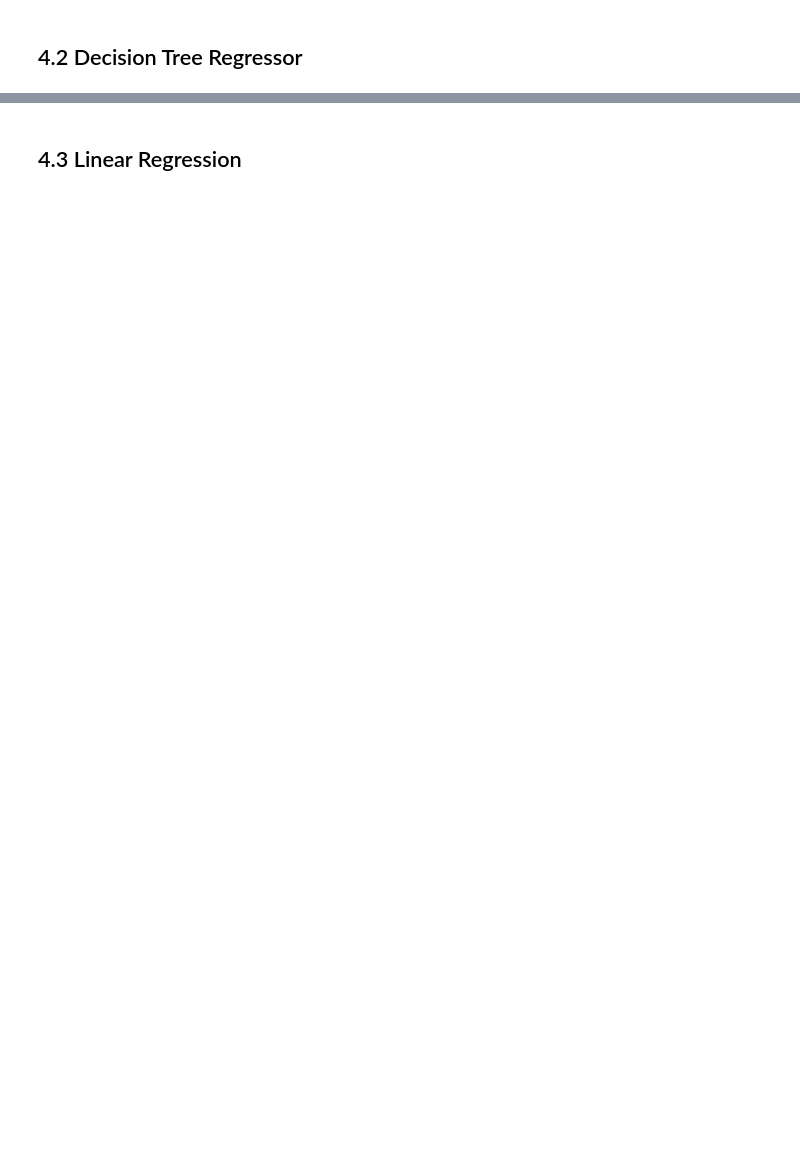
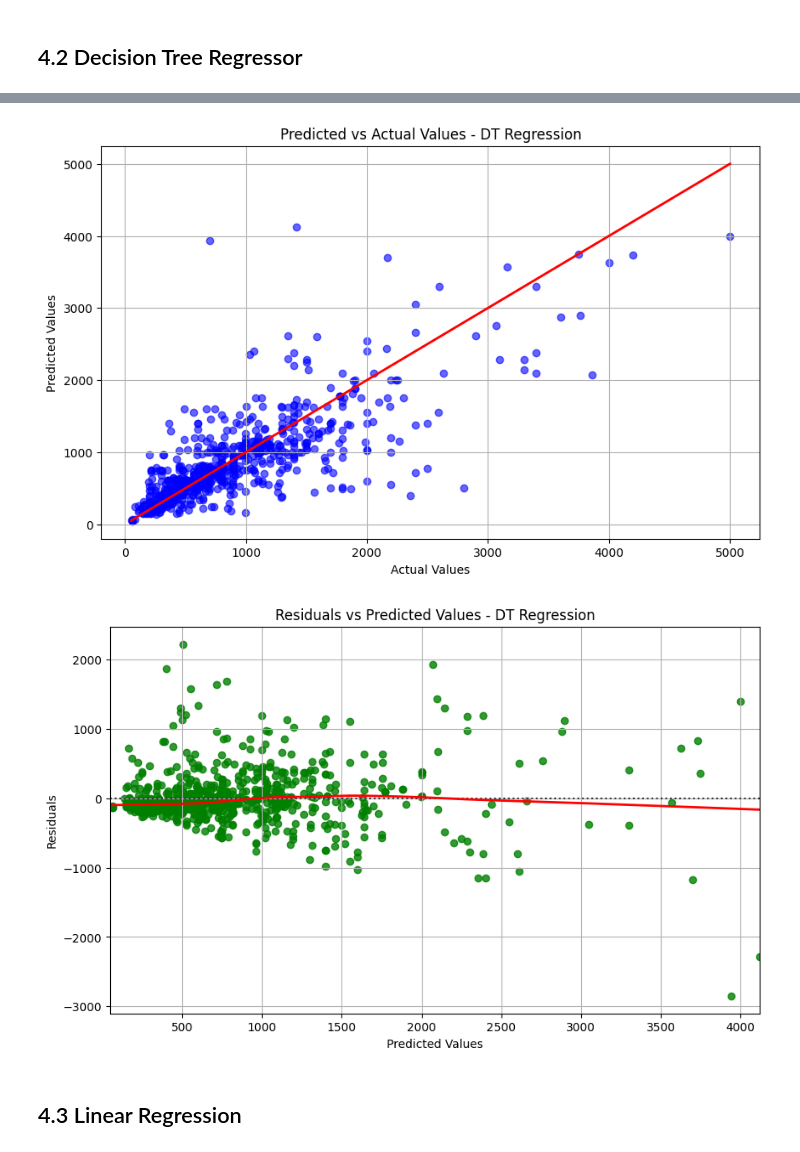
Before and after one commit to VaibhavSaran/CSE-587-PROJECT-LAPTRACK, a Jupyter notebook: Phase2/Project Laptrack - Phase 2 Model Building.ipynb, the cells around one changed output, grey strips where cells are left out. Drawn from its saved outputs; the diff is of its cells as text; code cells hidden in the pictures; blank space fills up the shorter version.

Commit message:
Updated the phase 2 model building and added evaluations for top 3

```diff
--- a/Phase2/Project Laptrack - Phase 2 Model Building.ipynb
+++ b/Phase2/Project Laptrack - Phase 2 Model Building.ipynb
@@ -368,13 +170,6 @@ y_pred_decision_tree = decision_tree_regressor.predict(X_test_scaled)
 # %%
 # Decision Tree Regressor
 from sklearn.tree import DecisionTreeRegressor
-from sklearn.pipeline import Pipeline
-from sklearn.compose import ColumnTransformer
-from sklearn.impute import SimpleImputer
-from sklearn.preprocessing import StandardScaler, OneHotEncoder
-from sklearn.model_selection import train_test_split
-from sklearn.metrics import mean_squared_error
-import numpy as np
 
 # Define categorical and numerical columns
 DTcategorical_cols = ['Brand', 'Processor_Brand', 'Storage_Type', 'Processor_Model']
@@ -395,7 +190,7 @@ preprocessor = ColumnTransformer(
     transformers=[
         ('num', Pipeline(steps=[
             ('imputer', SimpleImputer(strategy='mean')),
-            ('scaler', StandardScaler())
+            ('scaler', RobustScaler())
         ]), DTnumerical_cols[:-1]),
         ('cat', OneHotEncoder(handle_unknown='ignore'), DTcategorical_cols)
     ]
@@ -419,7 +214,14 @@ DT_y_pred = DT_pipeline.predict(X_test)
 DT_mse = mean_squared_error(y_test, DT_y_pred)
 DT_rmse = np.sqrt(DT_mse)
 
-# Output predictions and RMSE
-print("Predicted values:", DT_y_pred)
-print("Actual values:", y_test.values)
-print("Root Mean Squared Error:", DT_rmse)
+r2 = r2_score(y_test, KNN_y_pred)  # Calculate the adjusted R² score
+n = len(y_test) # number of observations
+p = X_test.shape[1] # number of predictors
+adjusted_r2 = 1 - (1 - r2) * ((n - 1) / (n - p - 1))
+
+# Create a DataFrame with the predicted values, actual values, RMSE value, R² score, and adjusted R² score
+results_df = pd.DataFrame({ 'Predicted Values': DT_y_pred,
+                           'Actual Values': y_test.values,
+                           'RMSE Value': [DT_rmse] * len(y_test),
+                           'R² Score': [r2] * len(y_test),
+                           'Adjusted R² Score': [adjusted_r2] * len(y_test) })
@@ -444 +244,24 @@ Root Mean Squared Error: 409.9518096714901
+# %%
+# Predicted vs Actual Values Plot
+plt.figure(figsize=(10, 6))
+plt.scatter(y_test, DT_y_pred, color='blue', alpha=0.6)
+plt.plot([y_test.min(), y_test.max()], [y_test.min(), y_test.max()], color='red', linewidth=2)  # Identity line
+plt.title("Predicted vs Actual Values - DT Regression")
+plt.xlabel("Actual Values")
+plt.ylabel("Predicted Values")
+plt.grid(True)
+plt.show()
+
+# Residual Plot (Predicted values vs Residuals)
+residuals = y_test - DT_y_pred
+plt.figure(figsize=(10, 6))
+sns.residplot(x=DT_y_pred, y=residuals, lowess=True, color="green", line_kws={'color': 'red', 'lw': 2})
+plt.title("Residuals vs Predicted Values - DT Regression")
+plt.xlabel("Predicted Values")
+plt.ylabel("Residuals")
+plt.grid(True)
+plt.show()
+# %% [output]
+[figure, added]
+[figure, added]
 # %%
```
Also changed, not shown: parts of 58 cells of this notebook, 1 other file.
